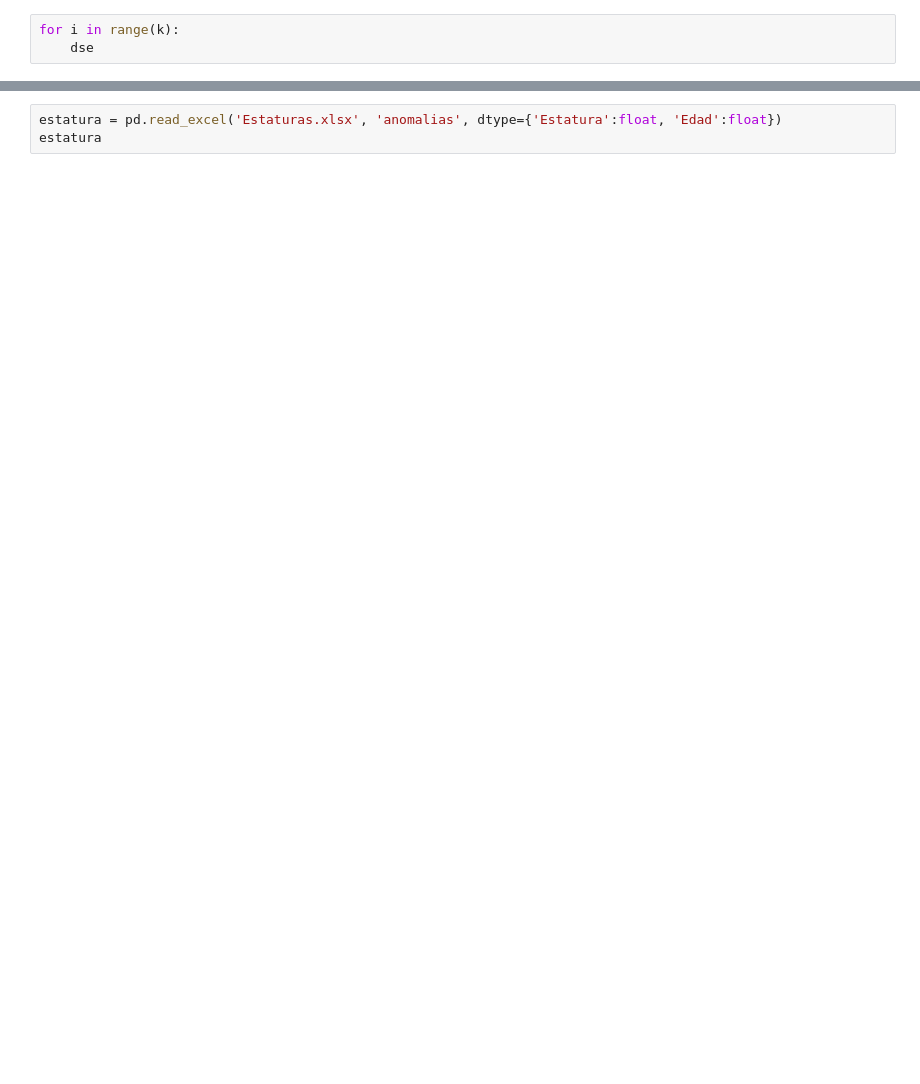
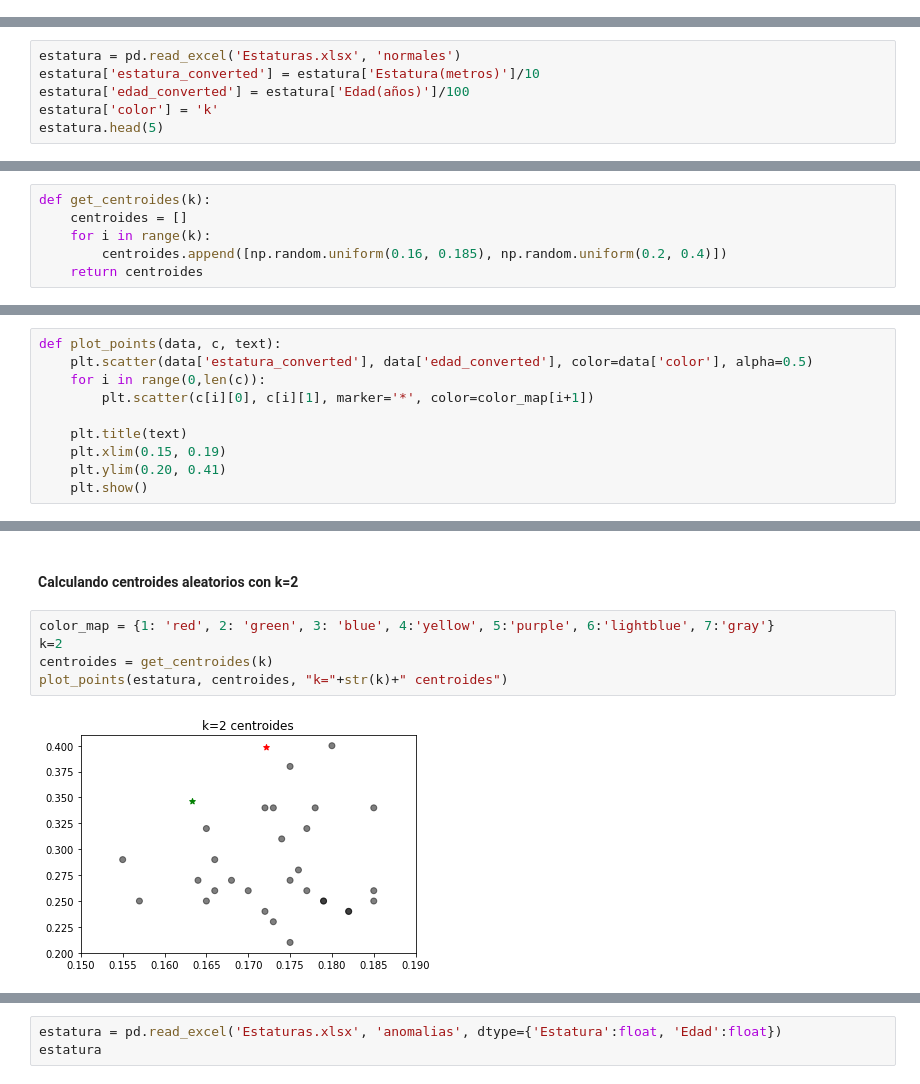
Before and after one commit to estuardozapeta/Statistical-Learning-II-Practica-1, a Jupyter notebook: Practica 1.ipynb, the cells around one changed output, grey strips where cells are left out. Drawn from its saved outputs; the diff is of its cells as text; blank space fills up the shorter version.

```diff
--- a/Practica 1.ipynb
+++ b/Practica 1.ipynb
@@ -72,3 +0,0 @@ def asignacion(df, centroids):
-# %%
-for i in range(k):
-    dse
@@ -79,0 +10,6 @@ estatura
+# %%
+estatura = pd.read_excel('Estaturas.xlsx', 'normales')
+estatura['estatura_converted'] = estatura['Estatura(metros)']/10
+estatura['edad_converted'] = estatura['Edad(años)']/100
+estatura['color'] = 'k'
+estatura.head(5)
@@ -79,0 +32,6 @@ estatura
+# %%
+def get_centroides(k):
+    centroides = []
+    for i in range(k):
+        centroides.append([np.random.uniform(0.16, 0.185), np.random.uniform(0.2, 0.4)])
+    return centroides
@@ -79,0 +40,10 @@ estatura
+# %%
+def plot_points(data, c, text):
+    plt.scatter(data['estatura_converted'], data['edad_converted'], color=data['color'], alpha=0.5)
+    for i in range(0,len(c)):
+        plt.scatter(c[i][0], c[i][1], marker='*', color=color_map[i+1])
+
+    plt.title(text)
+    plt.xlim(0.15, 0.19)
+    plt.ylim(0.20, 0.41)
+    plt.show()
@@ -79,0 +84,9 @@ estatura
+# %% [markdown]
+#### Calculando centroides aleatorios con k=2
+# %%
+color_map = {1: 'red', 2: 'green', 3: 'blue', 4:'yellow', 5:'purple', 6:'lightblue', 7:'gray'}
+k=2
+centroides = get_centroides(k)
+plot_points(estatura, centroides, "k="+str(k)+" centroides")
+# %% [output]
+[figure, added]
```
Also changed, not shown: parts of 64 cells of this notebook.
